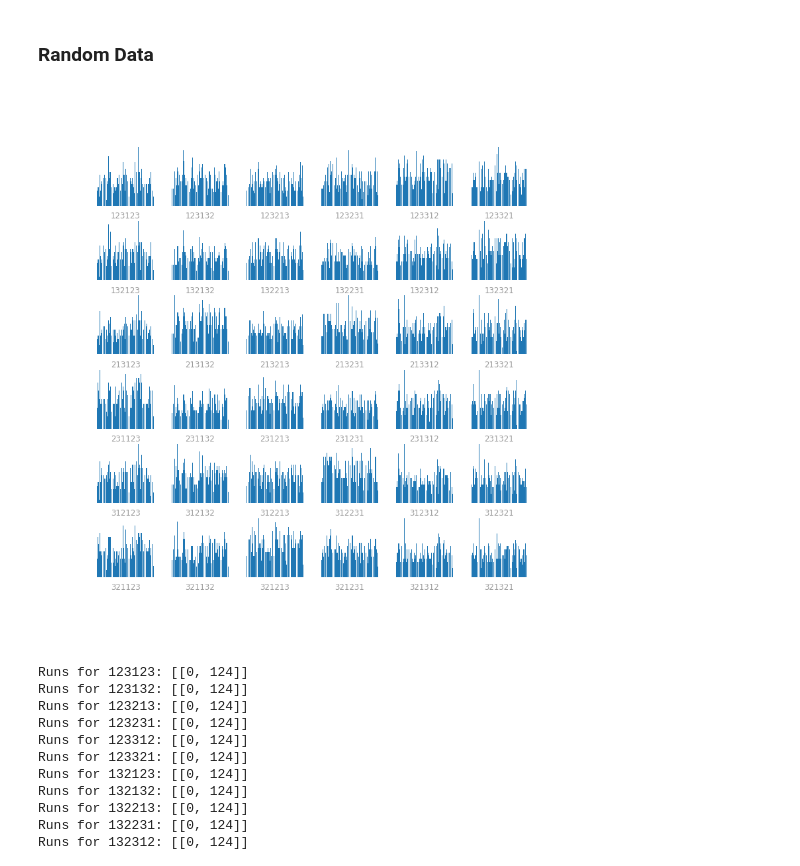
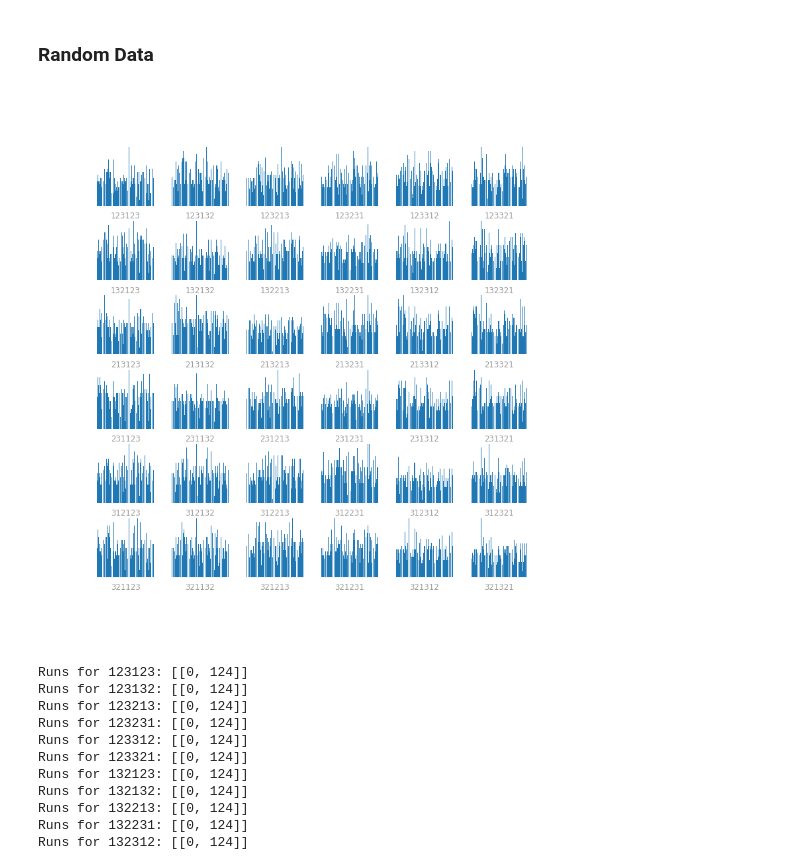
Before and after one commit to tomster12/coding, a Jupyter notebook: Multi/Eyes/Notebooks/Eyes - Progress Doc.ipynb, the cells around one changed output. Cells and saved outputs as stored; diff of their text form; code cells hidden in the pictures.

```diff
--- a/Multi/Eyes/Notebooks/Eyes - Progress Doc.ipynb
+++ b/Multi/Eyes/Notebooks/Eyes - Progress Doc.ipynb
@@ -140,9 +140,15 @@ print(f"{msg_count} messages, {min_length} - {max_length} length range")
 messages_random = []
 messages_random_raw = []
 
-for i in range(9):
-  messages_random.append([ random.randint(0, 125) for _ in range(random.randint(95, 135)) ])
-  messages_random_raw.append([ np.base_repr(v, base=5).rjust(3, "0") for v in messages_random[i] ])
+def regenerate_random():
+  messages_random.clear()
+  messages_random_raw.clear()
+
+  for i in range(msg_count):
+    messages_random.append([ random.randint(0, 125) for _ in range(random.randint(95, 135)) ])
+    messages_random_raw.append([ np.base_repr(v, base=5).rjust(3, "0") for v in messages_random[i] ])
+
+regenerate_random()
 # %% [markdown]
 # 3. Demonstrations
 
@@ -317,9 +325,10 @@ Runs for 321321: [[0, 3], [5, 8], [10, 12], [15, 17], [20, 22], [25, 28], [30, 3
 # %% [markdown]
 ### Random Data
 # %%
+regenerate_random()
 random_labelled_freq = plot_reading_orders(messages_random_raw)
 # %% [output]
-[figure, old version]
+[figure, new version]
 # %%
 get_runs_from_labelled_freq(random_labelled_freq)
 # %% [output]
```
Also changed, not shown: parts of 7 cells of this notebook, 34 other files.
